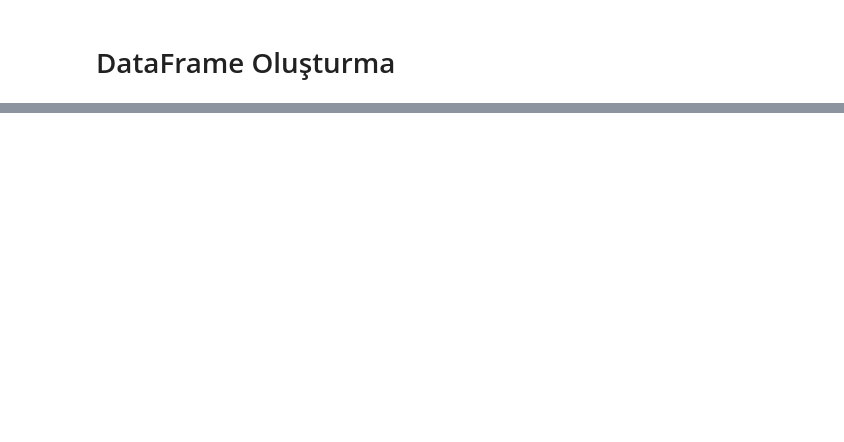
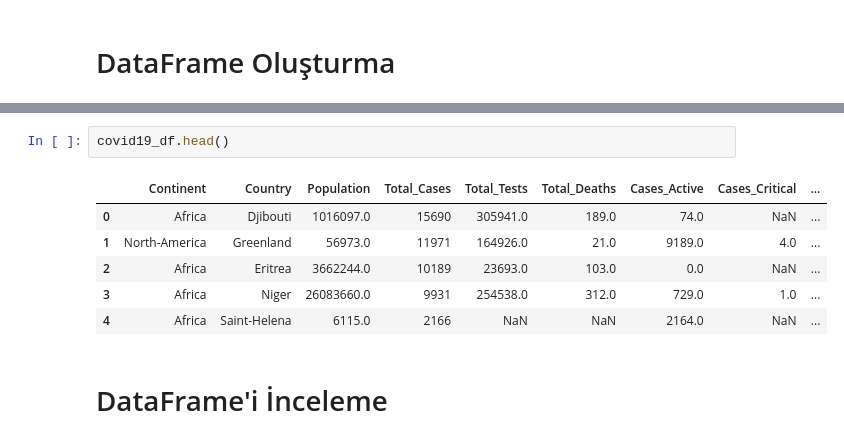
Before and after one commit to Tubaakbas/COVID19-API-Project, a Jupyter notebook: covid19_api_project.ipynb, the cells around one changed output, grey strips where cells are left out. Cells and saved outputs as stored; diff of their text form; blank space fills up the shorter version.

```diff
--- a/covid19_api_project.ipynb
+++ b/covid19_api_project.ipynb
@@ -143,0 +167,11 @@ None
+# %%
+covid19_df.head()
+# %% [output]
+|  | Continent | Country | Population | Total_Cases | Total_Tests | Total_Deaths | Cases_Active | Cases_Critical | ... |
+| 0 | Africa | Djibouti | 1016097.0 | 15690 | 305941.0 | 189.0 | 74.0 | NaN | ... |
+| 1 | North-America | Greenland | 56973.0 | 11971 | 164926.0 | 21.0 | 9189.0 | 4.0 | ... |
+| 2 | Africa | Eritrea | 3662244.0 | 10189 | 23693.0 | 103.0 | 0.0 | NaN | ... |
+| 3 | Africa | Niger | 26083660.0 | 9931 | 254538.0 | 312.0 | 729.0 | 1.0 | ... |
+| 4 | Africa | Saint-Helena | 6115.0 | 2166 | NaN | NaN | 2164.0 | NaN | ... |
+# %% [markdown]
+# DataFrame'i İnceleme
```
Also changed, not shown: parts of 22 cells of this notebook.
